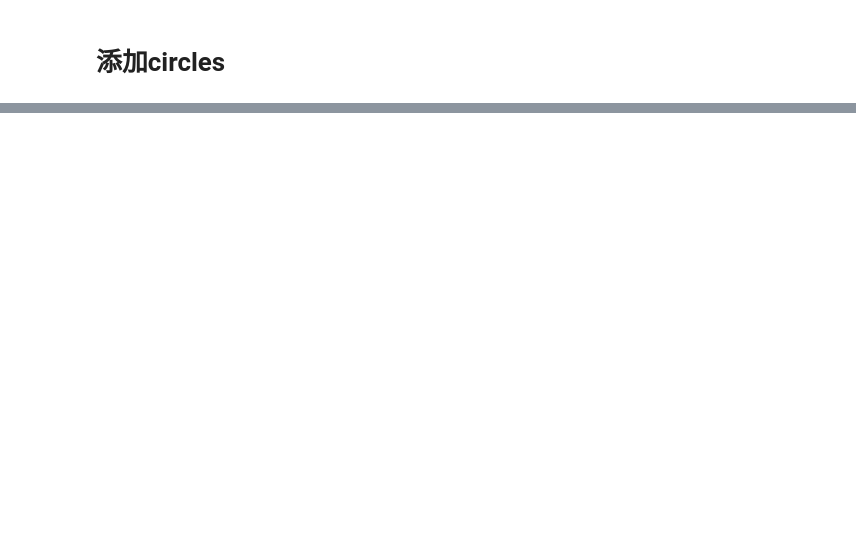
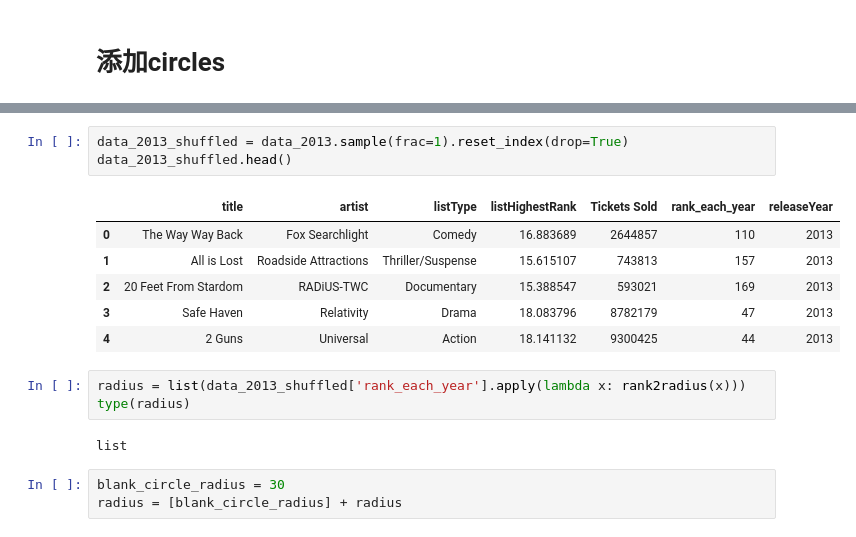
Before and after one commit to Limjohns/data_visualization, a Jupyter notebook: data/add_coordinates.ipynb, the cells around one changed output, grey strips where cells are left out. Cells and saved outputs as stored; diff of their text form; blank space fills up the shorter version.

```diff
--- a/data/add_coordinates.ipynb
+++ b/data/add_coordinates.ipynb
@@ -149 +270,19 @@ Required-by:
+# %%
+data_2013_shuffled = data_2013.sample(frac=1).reset_index(drop=True)
+data_2013_shuffled.head()
+# %% [output]
+|  | title | artist | listType | listHighestRank | Tickets Sold | rank_each_year | releaseYear |
+| 0 | The Way Way Back | Fox Searchlight | Comedy | 16.883689 | 2644857 | 110 | 2013 |
+| 1 | All is Lost | Roadside Attractions | Thriller/Suspense | 15.615107 | 743813 | 157 | 2013 |
+| 2 | 20 Feet From Stardom | RADiUS-TWC | Documentary | 15.388547 | 593021 | 169 | 2013 |
+| 3 | Safe Haven | Relativity | Drama | 18.083796 | 8782179 | 47 | 2013 |
+| 4 | 2 Guns | Universal | Action | 18.141132 | 9300425 | 44 | 2013 |
+# %%
+radius = list(data_2013_shuffled['rank_each_year'].apply(lambda x: rank2radius(x)))
+type(radius)
+# %% [output]
+list
+# %%
+blank_circle_radius = 30
+radius = [blank_circle_radius] + radius
 # %%
```
Also changed, not shown: parts of 18 cells of this notebook, 5 other files.
